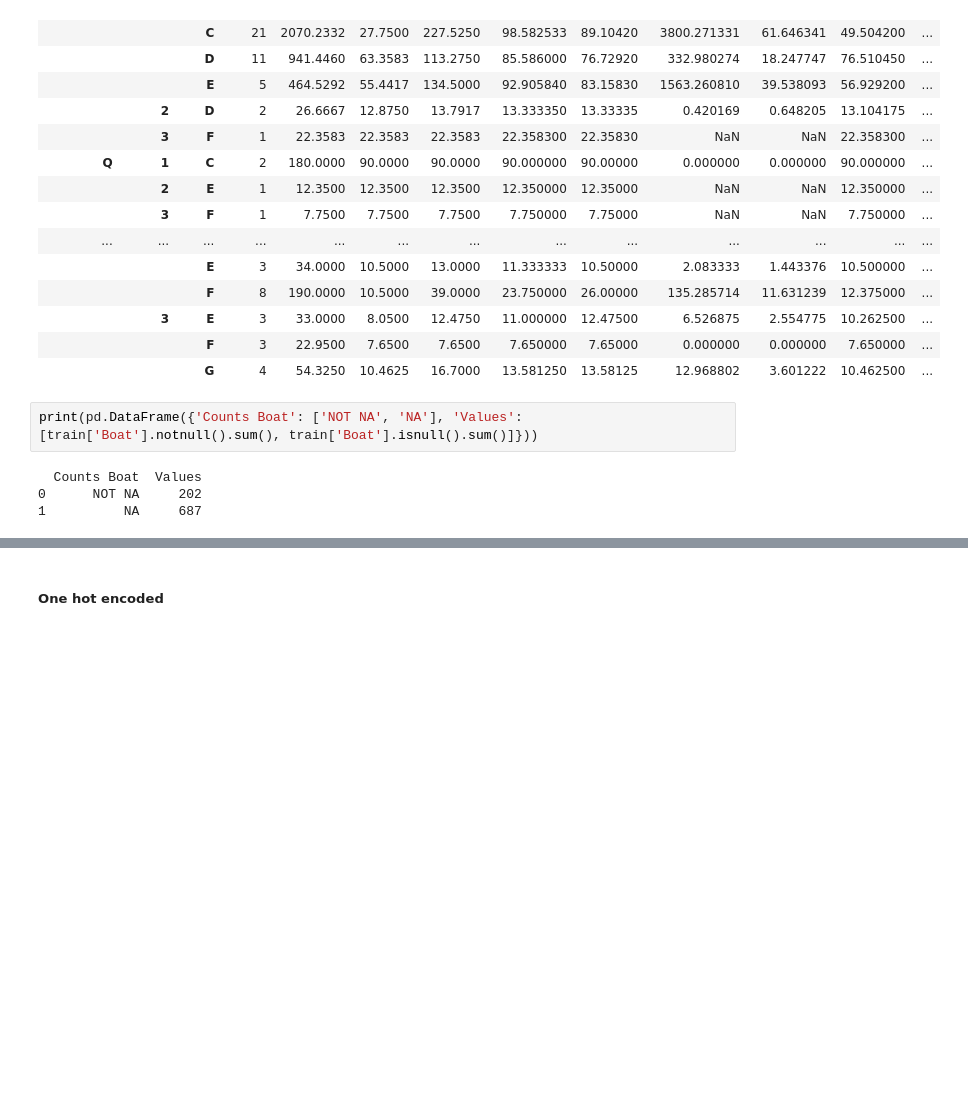
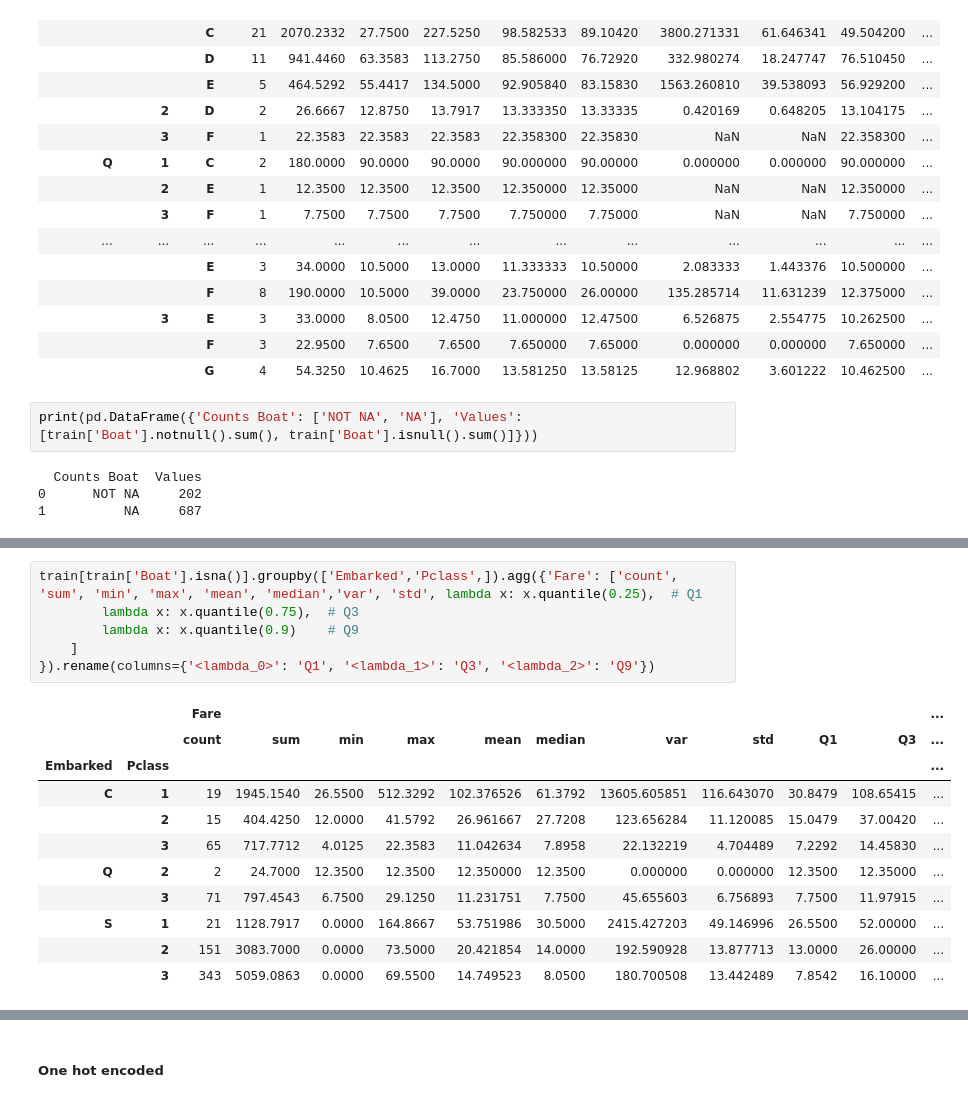
Before and after one commit to maylonleoncio/titanic, a Jupyter notebook: titanic_analysis.ipynb, the cells around one changed output, grey strips where cells are left out. Drawn from its saved outputs; the diff is of its cells as text; blank space fills up the shorter version.

```diff
--- a/titanic_analysis.ipynb
+++ b/titanic_analysis.ipynb
@@ -495 +502,19 @@ print(pd.DataFrame({'Counts Boat': ['NOT NA', 'NA'], 'Values': [train['Boat'].no
+# %%
+train[train['Boat'].isna()].groupby(['Embarked','Pclass',]).agg({'Fare': ['count', 'sum', 'min', 'max', 'mean', 'median','var', 'std', lambda x: x.quantile(0.25),  # Q1
+        lambda x: x.quantile(0.75),  # Q3
+        lambda x: x.quantile(0.9)    # Q9
+    ]
+}).rename(columns={'<lambda_0>': 'Q1', '<lambda_1>': 'Q3', '<lambda_2>': 'Q9'})
+# %% [output]
+|  |  | Fare |  |  |  |  |  |  |  |  |  | ... |
+|  |  | count | sum | min | max | mean | median | var | std | Q1 | Q3 | ... |
+| Embarked | Pclass |  |  |  |  |  |  |  |  |  |  | ... |
+| C | 1 | 19 | 1945.1540 | 26.5500 | 512.3292 | 102.376526 | 61.3792 | 13605.605851 | 116.643070 | 30.8479 | 108.65415 | ... |
+|  | 2 | 15 | 404.4250 | 12.0000 | 41.5792 | 26.961667 | 27.7208 | 123.656284 | 11.120085 | 15.0479 | 37.00420 | ... |
+|  | 3 | 65 | 717.7712 | 4.0125 | 22.3583 | 11.042634 | 7.8958 | 22.132219 | 4.704489 | 7.2292 | 14.45830 | ... |
+| Q | 2 | 2 | 24.7000 | 12.3500 | 12.3500 | 12.350000 | 12.3500 | 0.000000 | 0.000000 | 12.3500 | 12.35000 | ... |
+|  | 3 | 71 | 797.4543 | 6.7500 | 29.1250 | 11.231751 | 7.7500 | 45.655603 | 6.756893 | 7.7500 | 11.97915 | ... |
+| S | 1 | 21 | 1128.7917 | 0.0000 | 164.8667 | 53.751986 | 30.5000 | 2415.427203 | 49.146996 | 26.5500 | 52.00000 | ... |
+|  | 2 | 151 | 3083.7000 | 0.0000 | 73.5000 | 20.421854 | 14.0000 | 192.590928 | 13.877713 | 13.0000 | 26.00000 | ... |
+|  | 3 | 343 | 5059.0863 | 0.0000 | 69.5500 | 14.749523 | 8.0500 | 180.700508 | 13.442489 | 7.8542 | 16.10000 | ... |
 # %%
```
Also changed, not shown: parts of 29 cells of this notebook.
